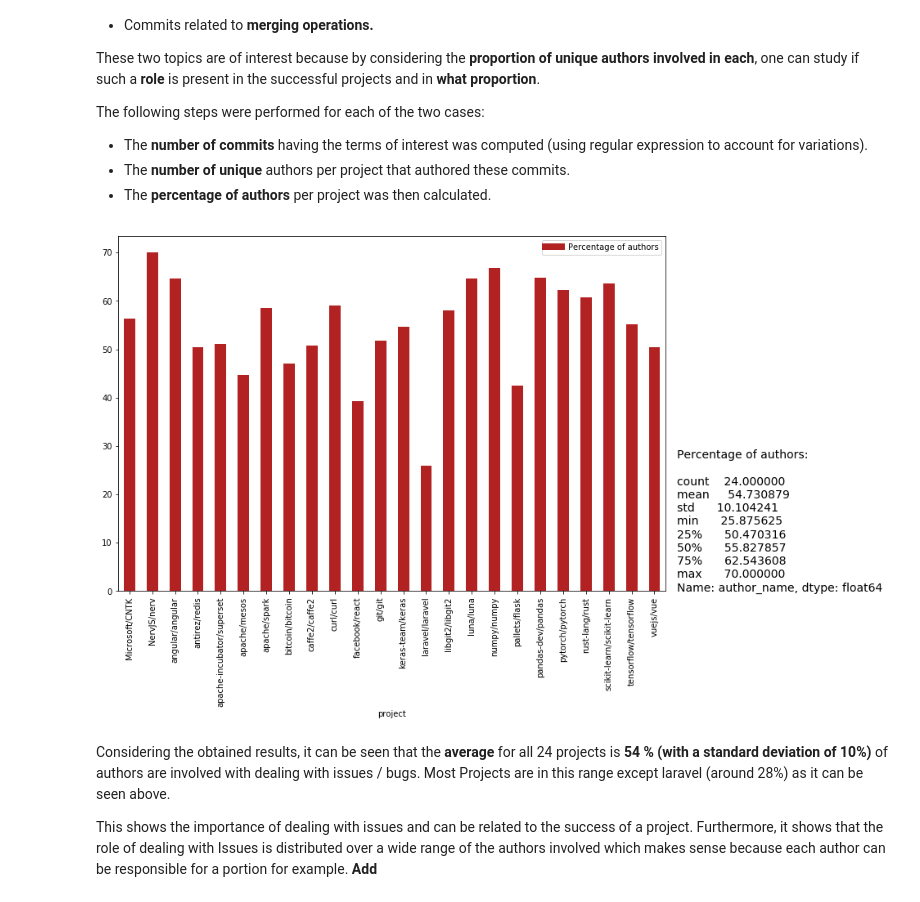
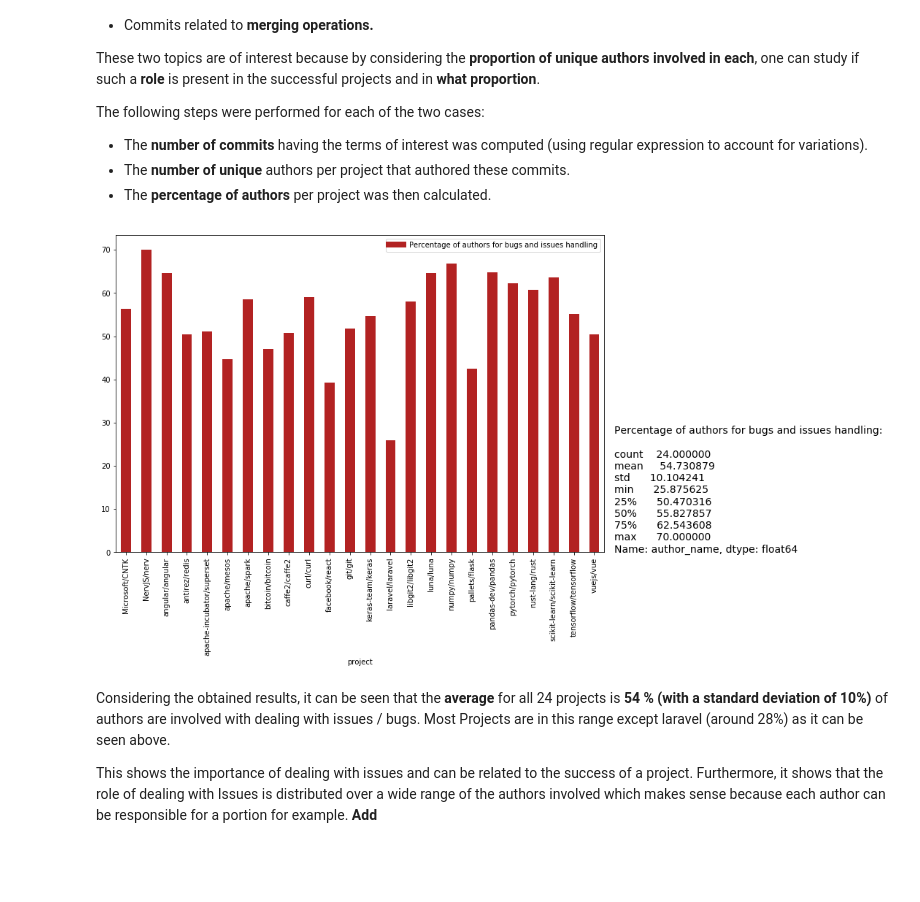
Before and after one commit to GermainZ/AppliedDataAnalysisProject, a Jupyter notebook: data_pipeline.ipynb, the cells around one changed output. Saved outputs shown, nothing was run; the diff lists cells and outputs as text; code cells hidden in the pictures; blank space fills up the shorter version.

```diff
--- a/data_pipeline.ipynb
+++ b/data_pipeline.ipynb
@@ -1473,19 +1473,19 @@ The following steps were performed for each of the two cases:
 # %%
 # define the terms to search for
 REGEX = re.compile(r'\b(fixe|fix|bug|issue|problem)[sd]?\b', re.IGNORECASE)
 # calculate the proportion of authors per project
 comm_res = commits_df[commits_df.message.apply(lambda x: bool(re.search(REGEX, x)))][['project', 'author_name']].drop_duplicates().groupby('project').author_name.count()/commits_df[['project', 'author_name']].drop_duplicates().groupby('project').author_name.count()
 # calculate the percentage
 comm_res = comm_res*100
 
 # present statistical description and bar chart for the data
 comm_res.plot(kind = 'bar', figsize = (12,8), color='#B22222');
 custom_lines = [Line2D([0], [0], color='#B22222', lw=8)]
-plt.legend(custom_lines, ['Percentage of authors'])
-plt.text(24, 0, 'Percentage of authors:\n\n{}'.format(
+plt.legend(custom_lines, ['Percentage of authors for bugs and issues handling'])
+plt.text(24, 0, 'Percentage of authors for bugs and issues handling:\n\n{}'.format(
    comm_res.describe()), fontsize=14);
 # %% [output]
-[figure, old version]
+[figure, new version]
 # %% [markdown]
 Considering the obtained results, it can be seen that the **average** for all 24 projects is **54 % (with a standard deviation of 10%)** of authors are involved with dealing with issues / bugs. Most Projects are in this range except laravel (around 28%) as it can be seen above.
 
```
Also changed, not shown: parts of 3 cells of this notebook.
